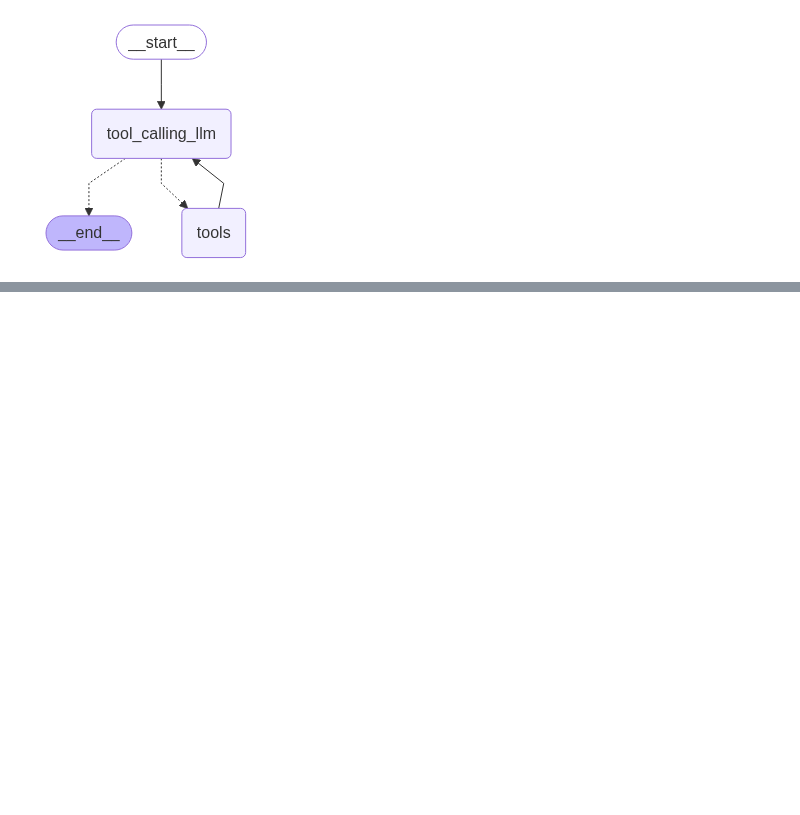
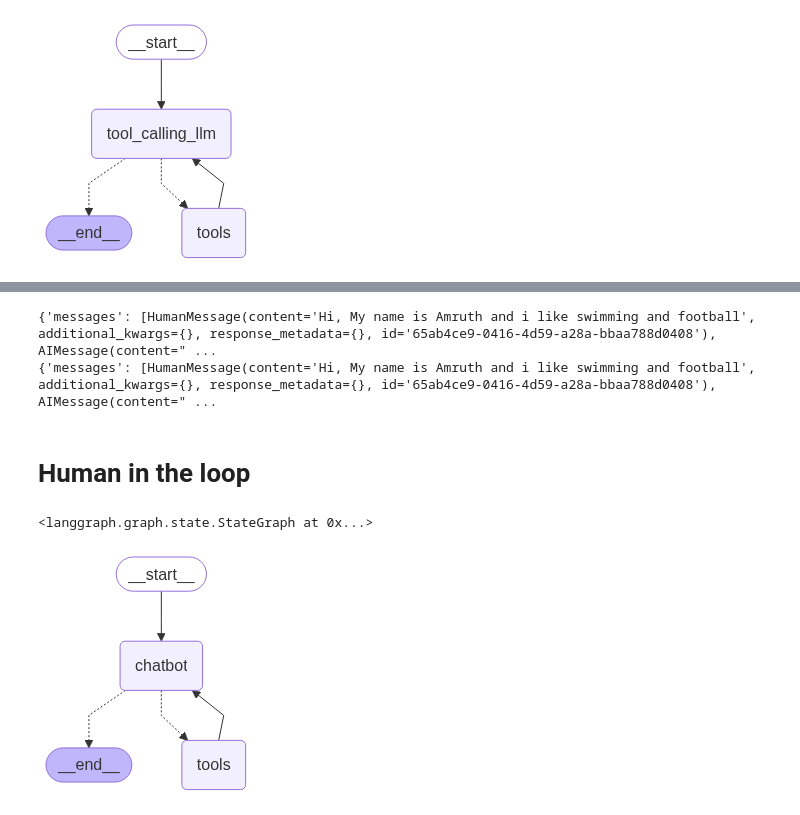
Before and after one commit to Immortal-Pi/langgraph_agents, a Jupyter notebook: 1-BasicChatBot/1-basicchatbot.ipynb, the cells around one changed output, grey strips where cells are left out. Drawn from its saved outputs; the diff is of its cells as text; code cells hidden in the pictures; blank space fills up the shorter version.

```diff
--- a/1-BasicChatBot/1-basicchatbot.ipynb
+++ b/1-BasicChatBot/1-basicchatbot.ipynb
@@ -371,0 +453,6 @@ response
+# %%
+for chunk in graph_builder.stream({'messages':'when is the best time to swim?'},config,stream_mode='values'):
+    print(chunk)
+# %% [output]
+{'messages': [HumanMessage(content='Hi, My name is Amruth and i like swimming and football', additional_kwargs={}, response_metadata={}, id='65ab4ce9-0416-4d59-a28a-bbaa788d0408'), AIMessage(content=" ...
+{'messages': [HumanMessage(content='Hi, My name is Amruth and i like swimming and football', additional_kwargs={}, response_metadata={}, id='65ab4ce9-0416-4d59-a28a-bbaa788d0408'), AIMessage(content=" ...
@@ -371,0 +461,63 @@ response
+# %% [markdown]
+# Human in the loop
+# %%
+from typing import Annotated
+from langchain_tavily import TavilySearch
+from langchain_core.tools import tool
+from typing_extensions import TypedDict
+
+from langgraph.checkpoint.memory import MemorySaver
+from langgraph.graph import StateGraph, START, END
+from langgraph.graph.message import add_messages
+from langgraph.prebuilt import ToolNode, tools_condition
+
+from langgraph.types import Command, interrupt
+
+class State(TypedDict):
+    messages:Annotated[list,add_messages]
+
+graph_builder=StateGraph(State)
+
+@tool
+def human_assistance(query:str)->str:
+    """
+    Request assistance from a human
+    """
+    human_response=interrupt({'query':query})
+    return human_response['data']
+
+tool=TavilySearch(max_results=2)
+tools=[tool,human_assistance]
+llm_with_tools=llm_open_ai.bind_tools(tools)
+
+def chatbot(state:State):
+    message=llm_with_tools.invoke(state['messages'])
+    # Because wwe will be interrupting during tool execution,
+    # we disable parallel tool calling to avoid repeating any
+    # tool invocations when we resume
+    return {'messages':[message]}
+
+graph_builder.add_node('chatbot',chatbot)
+tool_node=ToolNode(tools=tools)
+graph_builder.add_node('tools',tool_node)
+graph_builder.add_conditional_edges(
+    'chatbot',
+    tools_condition
+)
+
+graph_builder.add_edge('tools','chatbot')
+graph_builder.add_edge(START,'chatbot')
+# %% [output]
+<langgraph.graph.state.StateGraph at 0x...>
+# %%
+memory=MemorySaver()
+graph=graph_builder.compile(checkpointer=memory)
+# %%
+from IPython.display import Image, display
+
+try:
+    display(Image(graph.get_graph().draw_mermaid_png()))
+except Exception:
+    pass
+# %% [output]
+[figure, added]
```
Also changed, not shown: parts of 32 cells of this notebook, 8 other files.
